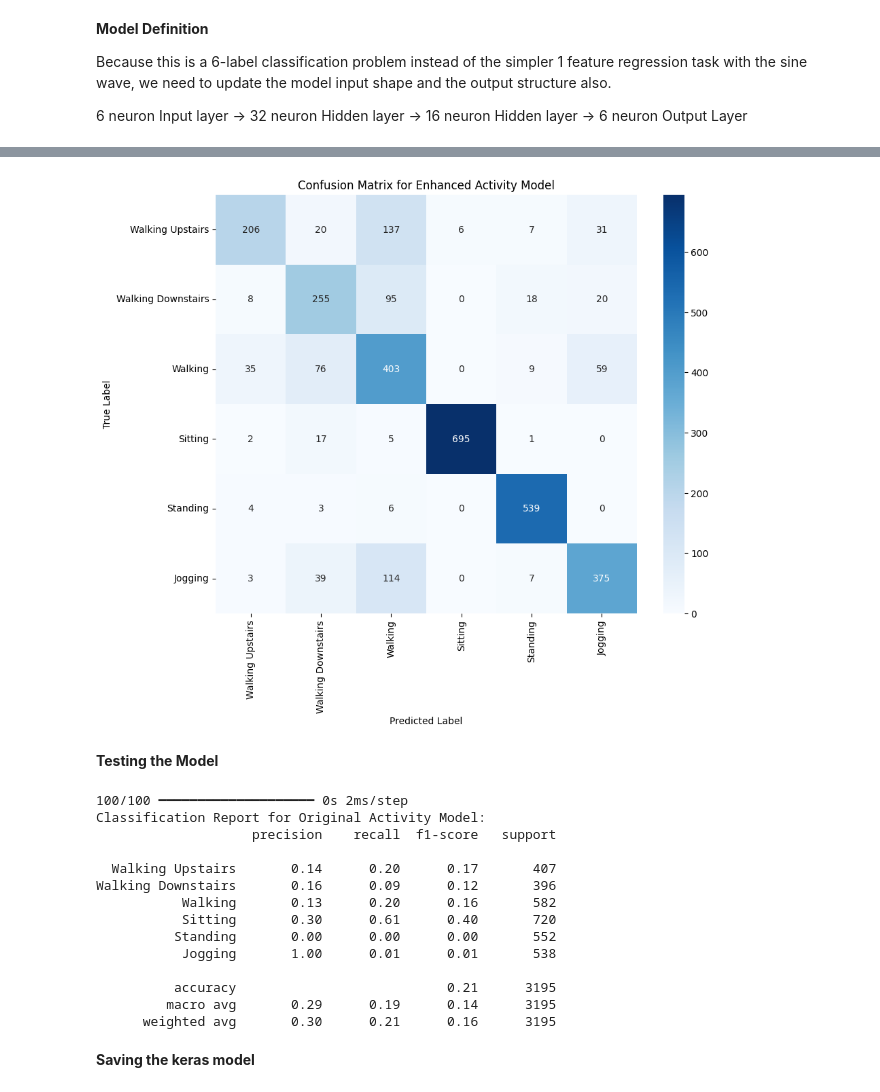
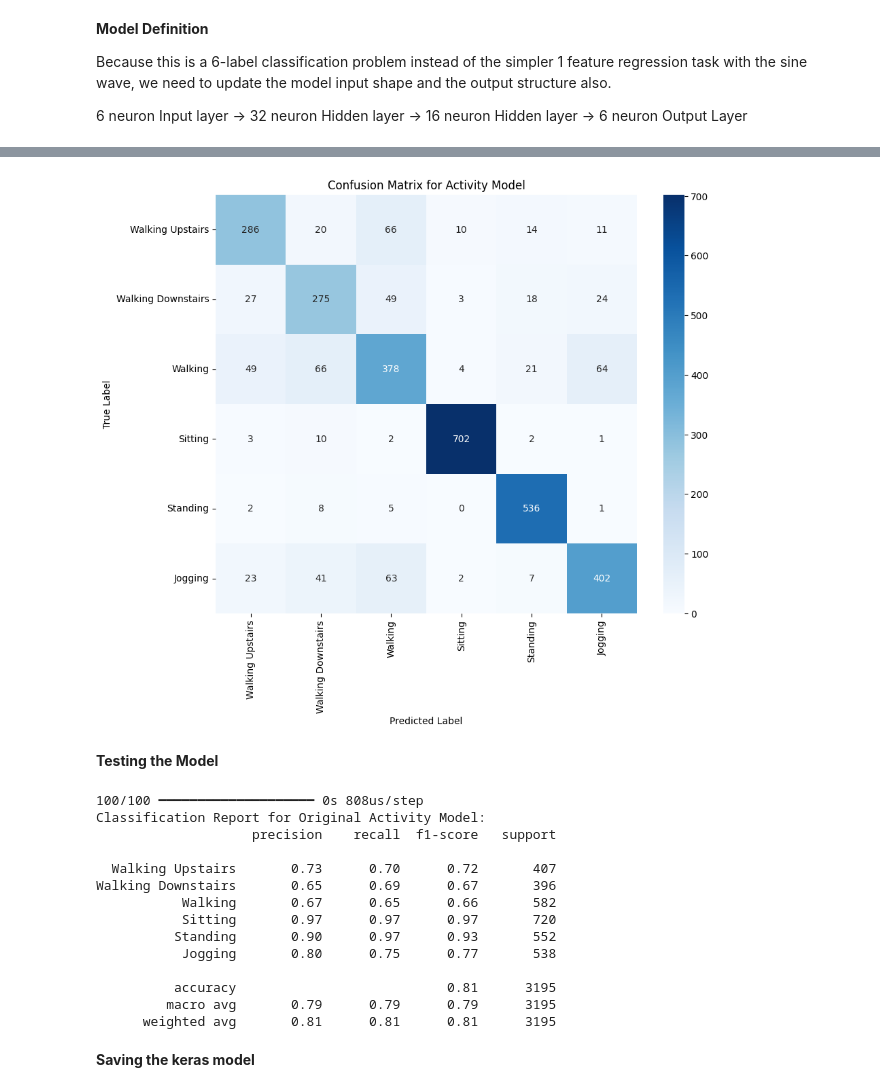
Before and after one commit to rprofeta81/IMU-based-Human-Activity-Classification, a Jupyter notebook: IMU_based_Human_Activity_Recognition_Dataset.ipynb, the cells around one changed output, grey strips where cells are left out. Cells and saved outputs as stored; diff of their text form; code cells hidden in the pictures.

```diff
--- a/IMU_based_Human_Activity_Recognition_Dataset.ipynb
+++ b/IMU_based_Human_Activity_Recognition_Dataset.ipynb
@@ -177,3 +203,12 @@ activity_model.compile(
     loss="sparse_categorical_crossentropy",
     metrics=["accuracy"]
 )
+
+history = activity_model.fit(
+    X_train_scaled,
+    y_train,
+    batch_size=64,
+    epochs=100,
+    validation_data=(X_validate_scaled, y_validate)
+)
+activity_model.summary()
@@ -300,7 +284,7 @@ from sklearn.metrics import confusion_matrix
 import seaborn as sns
 
 # Make predictions on the scaled test data
-y_pred_enhanced_probs = enhanced_activity_model.predict(X_test_scaled)
+y_pred_enhanced_probs = activity_model.predict(X_test_scaled)
 y_pred_enhanced = np.argmax(y_pred_enhanced_probs, axis=1)
 
 # Generate the confusion matrix
@@ -309,7 +293,7 @@ cm = confusion_matrix(y_test, y_pred_enhanced)
 plt.figure(figsize=(10, 8))
 sns.heatmap(cm, annot=True, fmt='d', cmap='Blues',
             xticklabels=activity_labels, yticklabels=activity_labels)
-plt.title('Confusion Matrix for Enhanced Activity Model')
+plt.title('Confusion Matrix for Activity Model')
 plt.xlabel('Predicted Label')
 plt.ylabel('True Label')
 plt.show()
@@ -318,4 +302,4 @@ plt.show()
-[figure, old version]
+[figure, new version]
 # %% [markdown]
 **Testing the Model**
 # %%
@@ -329,20 +313,20 @@ y_pred_original = np.argmax(y_pred_original_probs, axis=1)
 print("Classification Report for Original Activity Model:")
 print(classification_report(y_test, y_pred_original, target_names=activity_labels))
 # %% [output]
-100/100 ━━━━━━━━━━━━━━━━━━━━ 0s 2ms/step
+100/100 ━━━━━━━━━━━━━━━━━━━━ 0s 808us/step
 Classification Report for Original Activity Model:
                     precision    recall  f1-score   support
 
-  Walking Upstairs       0.14      0.20      0.17       407
-Walking Downstairs       0.16      0.09      0.12       396
-           Walking       0.13      0.20      0.16       582
-           Sitting       0.30      0.61      0.40       720
-          Standing       0.00      0.00      0.00       552
-           Jogging       1.00      0.01      0.01       538
+  Walking Upstairs       0.73      0.70      0.72       407
+Walking Downstairs       0.65      0.69      0.67       396
+           Walking       0.67      0.65      0.66       582
+           Sitting       0.97      0.97      0.97       720
+          Standing       0.90      0.97      0.93       552
+           Jogging       0.80      0.75      0.77       538
 
-          accuracy                           0.21      3195
-         macro avg       0.29      0.19      0.14      3195
-      weighted avg       0.30      0.21      0.16      3195
+          accuracy                           0.81      3195
+         macro avg       0.79      0.79      0.79      3195
+      weighted avg       0.81      0.81      0.81      3195
 # %% [markdown]
 **Saving the keras model**
 # %%
```
Also changed, not shown: parts of 25 cells of this notebook.
